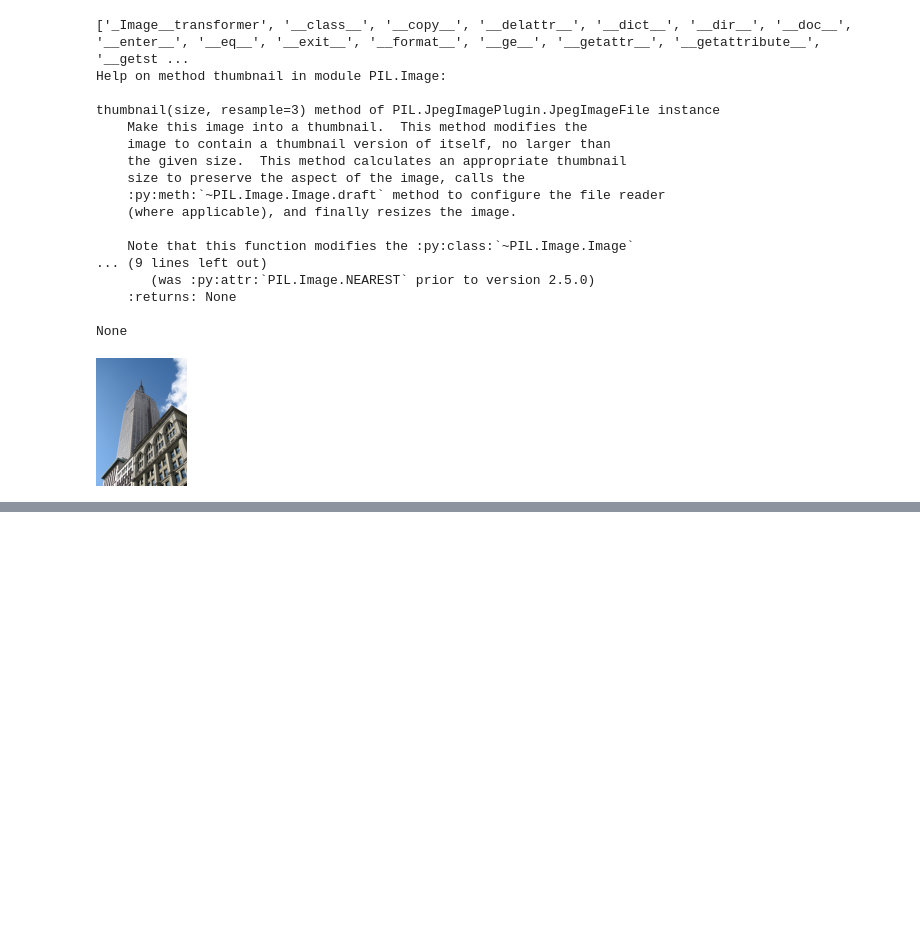
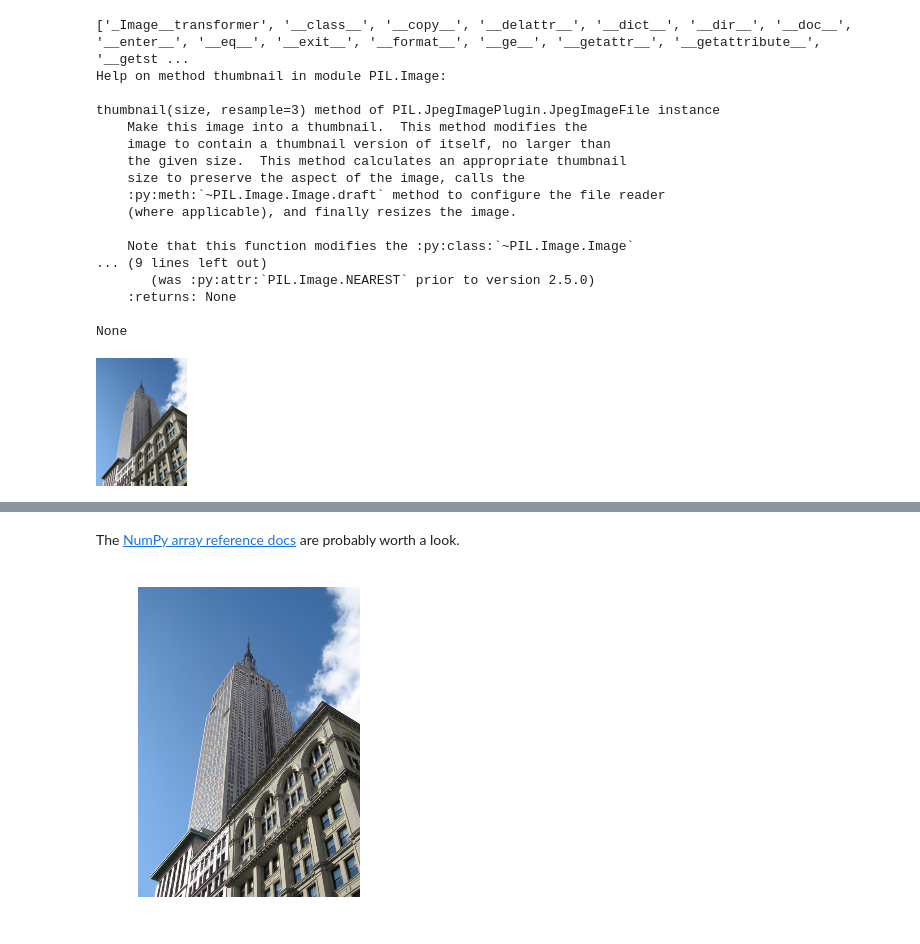
Before and after one commit to jeremy-w/computer-vision-20161219, a Jupyter notebook: Computer Vision Noodling.ipynb, the cells around one changed output, grey strips where cells are left out. Cells and saved outputs as stored; diff of their text form; code cells hidden in the pictures; blank space fills up the shorter version.

```diff
--- a/Computer Vision Noodling.ipynb
+++ b/Computer Vision Noodling.ipynb
@@ -63,0 +77,16 @@ None
+# %% [markdown]
+The [NumPy array reference docs](https://numpy.readthedocs.io/en/latest/reference/arrays.html) are probably worth a look.
+# %%
+im = pl.array(Image.open(EMPIRE_JPG))
+pl.imshow(im)
+
+# GOTCHA: ginput() doesn't work in a notebook!
+# anaconda/lib/python3.5/site-packages/matplotlib/figure.py:397:
+#   UserWarning: matplotlib is currently using a non-GUI backend,
+#   so cannot show the figure
+#x = pl.ginput(3)
+#print("clicked:", x)
+pl.axis('off')
+pl.show()
+# %% [output]
+[figure, added]
```
Also changed, not shown: parts of 5 cells of this notebook.
